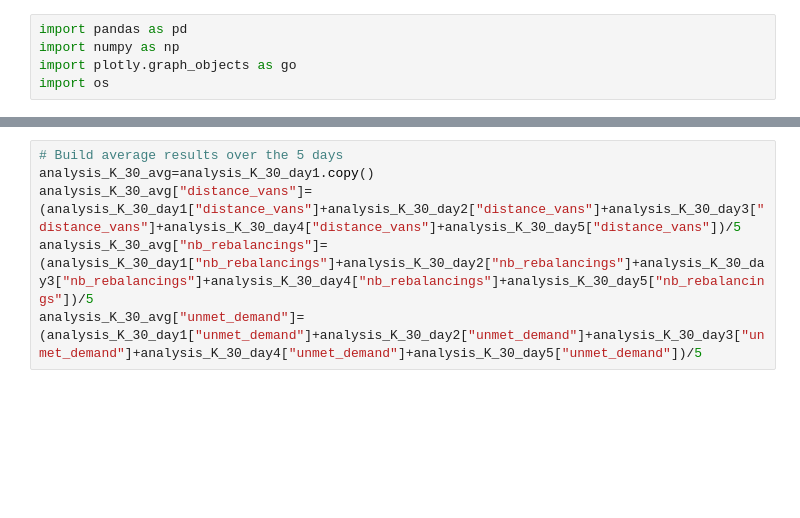
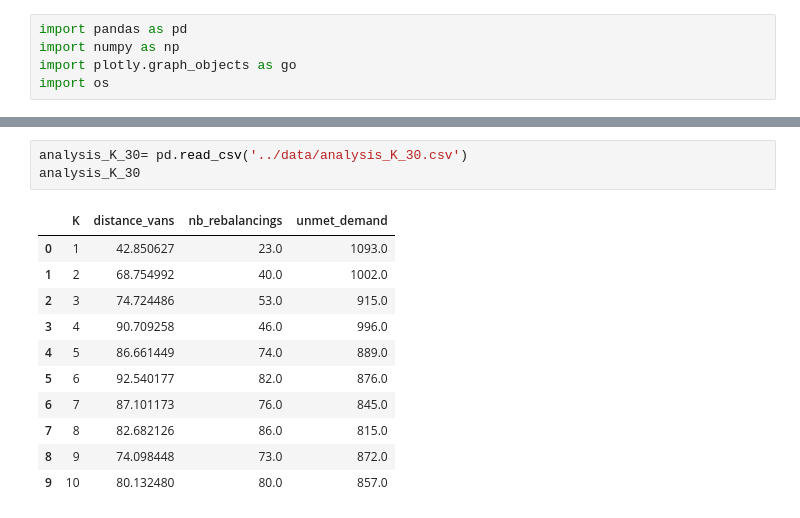
Before and after one commit to chesterkv/15.093-Optimization, a Jupyter notebook: results/visualisations/demand_vs_van.ipynb, the cells around one changed output, grey strips where cells are left out. Cells and saved outputs as stored; diff of their text form; blank space fills up the shorter version.

```diff
--- a/results/visualisations/demand_vs_van.ipynb
+++ b/results/visualisations/demand_vs_van.ipynb
@@ -25,9 +6,18 @@ analysis_K_30_day1
-# %%
-# Build average results over the 5 days
-analysis_K_30_avg=analysis_K_30_day1.copy()
-analysis_K_30_avg["distance_vans"]=(analysis_K_30_day1["distance_vans"]+analysis_K_30_day2["distance_vans"]+analysis_K_30_day3["distance_vans"]+analysis_K_30_day4["distance_vans"]+analysis_K_30_day5["distance_vans"])/5
-analysis_K_30_avg["nb_rebalancings"]=(analysis_K_30_day1["nb_rebalancings"]+analysis_K_30_day2["nb_rebalancings"]+analysis_K_30_day3["nb_rebalancings"]+analysis_K_30_day4["nb_rebalancings"]+analysis_K_30_day5["nb_rebalancings"])/5
-analysis_K_30_avg["unmet_demand"]=(analysis_K_30_day1["unmet_demand"]+analysis_K_30_day2["unmet_demand"]+analysis_K_30_day3["unmet_demand"]+analysis_K_30_day4["unmet_demand"]+analysis_K_30_day5["unmet_demand"])/5
+# %%
+analysis_K_30= pd.read_csv('../data/analysis_K_30.csv')
+analysis_K_30
+# %% [output]
+|  | K | distance_vans | nb_rebalancings | unmet_demand |
+| 0 | 1 | 42.850627 | 23.0 | 1093.0 |
+| 1 | 2 | 68.754992 | 40.0 | 1002.0 |
+| 2 | 3 | 74.724486 | 53.0 | 915.0 |
+| 3 | 4 | 90.709258 | 46.0 | 996.0 |
+| 4 | 5 | 86.661449 | 74.0 | 889.0 |
+| 5 | 6 | 92.540177 | 82.0 | 876.0 |
+| 6 | 7 | 87.101173 | 76.0 | 845.0 |
+| 7 | 8 | 82.682126 | 86.0 | 815.0 |
+| 8 | 9 | 74.098448 | 73.0 | 872.0 |
+| 9 | 10 | 80.132480 | 80.0 | 857.0 |
 # %%
 # plot unmet_demand and distance_vans for each K
 import matplotlib.pyplot as plt
```
Also changed, not shown: parts of 4 cells of this notebook, 3 other files.
